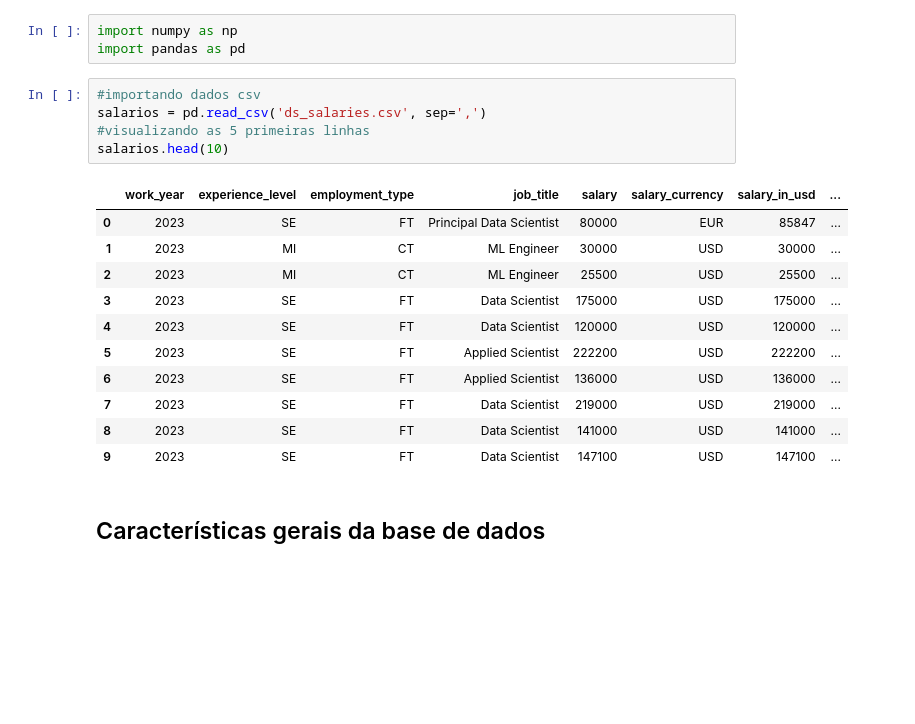
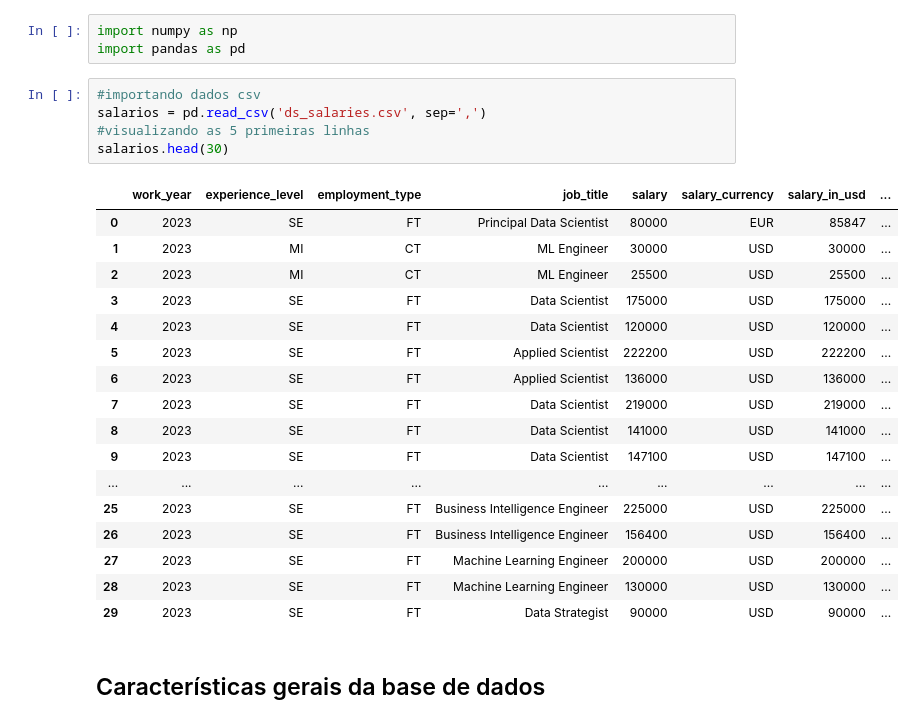
Before and after one commit to LiliamLtx/DataScience, a Jupyter notebook: salarios-datascience.ipynb, the cells around one changed output. Cells and saved outputs as stored; diff of their text form; blank space fills up the shorter version.

```diff
--- a/salarios-datascience.ipynb
+++ b/salarios-datascience.ipynb
@@ -9,20 +9,26 @@ import pandas as pd
 # %%
 #importando dados csv
 salarios = pd.read_csv('ds_salaries.csv', sep=',')
 #visualizando as 5 primeiras linhas
-salarios.head(10)
+salarios.head(30)
 # %% [output]
 |  | work_year | experience_level | employment_type | job_title | salary | salary_currency | salary_in_usd | ... |
 | 0 | 2023 | SE | FT | Principal Data Scientist | 80000 | EUR | 85847 | ... |
 | 1 | 2023 | MI | CT | ML Engineer | 30000 | USD | 30000 | ... |
 | 2 | 2023 | MI | CT | ML Engineer | 25500 | USD | 25500 | ... |
 | 3 | 2023 | SE | FT | Data Scientist | 175000 | USD | 175000 | ... |
 | 4 | 2023 | SE | FT | Data Scientist | 120000 | USD | 120000 | ... |
 | 5 | 2023 | SE | FT | Applied Scientist | 222200 | USD | 222200 | ... |
 | 6 | 2023 | SE | FT | Applied Scientist | 136000 | USD | 136000 | ... |
 | 7 | 2023 | SE | FT | Data Scientist | 219000 | USD | 219000 | ... |
 | 8 | 2023 | SE | FT | Data Scientist | 141000 | USD | 141000 | ... |
 | 9 | 2023 | SE | FT | Data Scientist | 147100 | USD | 147100 | ... |
+| ... | ... | ... | ... | ... | ... | ... | ... | ... |
+| 25 | 2023 | SE | FT | Business Intelligence Engineer | 225000 | USD | 225000 | ... |
+| 26 | 2023 | SE | FT | Business Intelligence Engineer | 156400 | USD | 156400 | ... |
+| 27 | 2023 | SE | FT | Machine Learning Engineer | 200000 | USD | 200000 | ... |
+| 28 | 2023 | SE | FT | Machine Learning Engineer | 130000 | USD | 130000 | ... |
+| 29 | 2023 | SE | FT | Data Strategist | 90000 | USD | 90000 | ... |
 # %% [markdown]
 ## Características gerais da base de dados
 # %%
```
Also changed, not shown: parts of 1 cell of this notebook.
